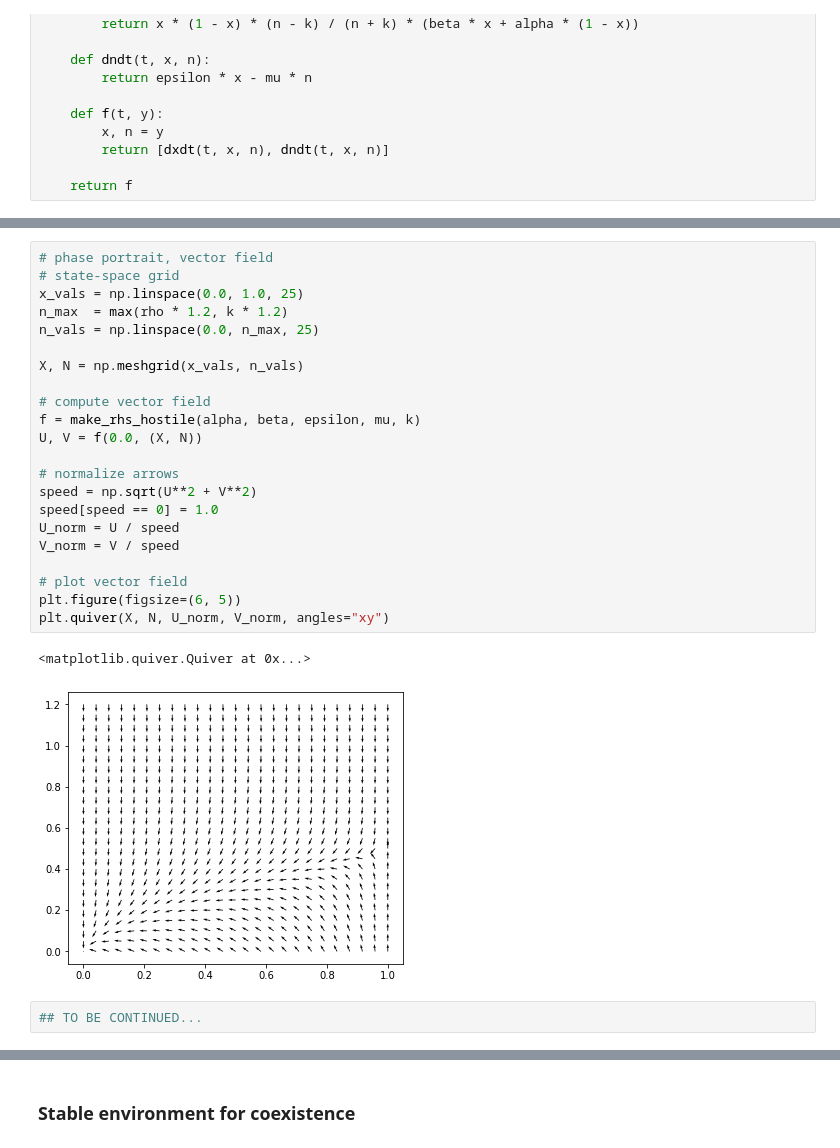
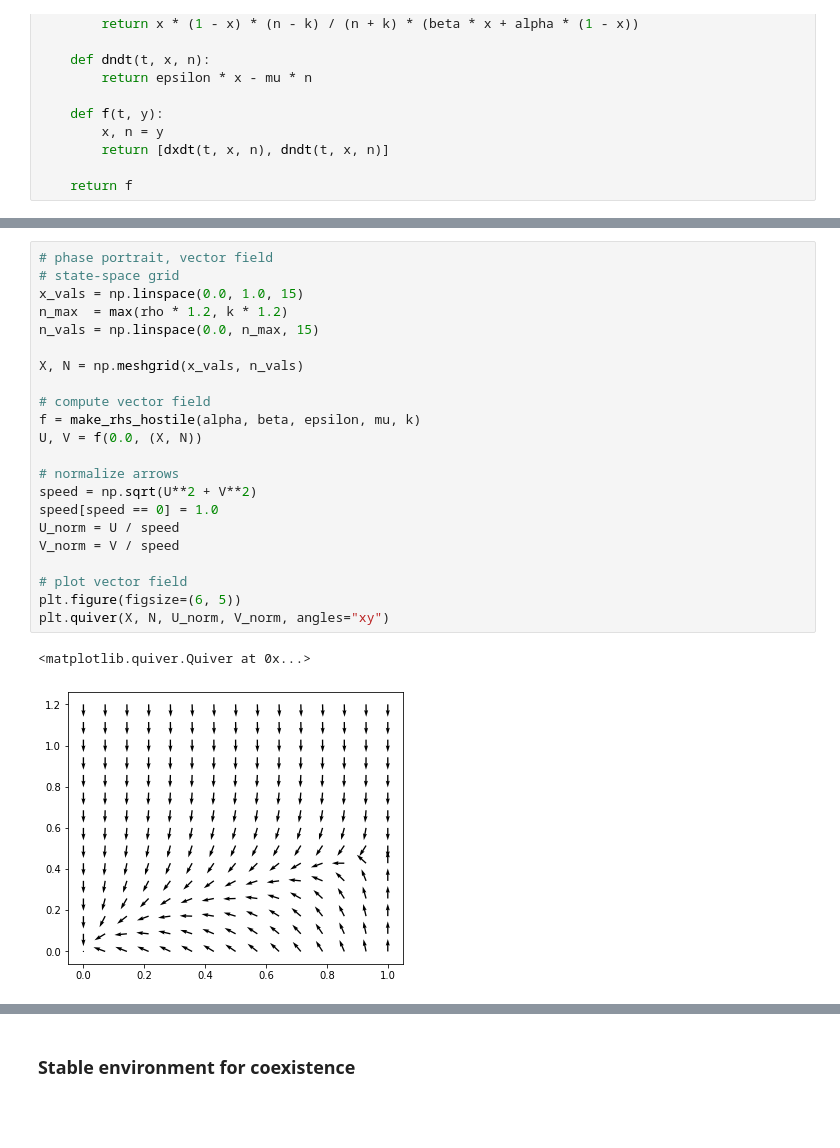
Before and after one commit to gyanezfeliu/dynamics_dormancy, a Jupyter notebook: Evolutionary dynamics of cancer dormancy.ipynb, the cells around one changed output, grey strips where cells are left out. Drawn from its saved outputs; the diff is of its cells as text; blank space fills up the shorter version.

Commit message:
hostile environment plots done, preliminar version

```diff
--- a/Evolutionary dynamics of cancer dormancy.ipynb
+++ b/Evolutionary dynamics of cancer dormancy.ipynb
@@ -390,27 +504,25 @@ rho = 0.5 (should be < k for hostile, sub-threshold regime)
 # %%
 # phase portrait, vector field
 # state-space grid
-x_vals = np.linspace(0.0, 1.0, 25)
+x_vals = np.linspace(0.0, 1.0, 15)
 n_max  = max(rho * 1.2, k * 1.2)
-n_vals = np.linspace(0.0, n_max, 25)
+n_vals = np.linspace(0.0, n_max, 15)
 
 X, N = np.meshgrid(x_vals, n_vals)
 
 # compute vector field
 f = make_rhs_hostile(alpha, beta, epsilon, mu, k)
 U, V = f(0.0, (X, N))
 
 # normalize arrows
 speed = np.sqrt(U**2 + V**2)
 speed[speed == 0] = 1.0
 U_norm = U / speed
 V_norm = V / speed
 
 # plot vector field
 plt.figure(figsize=(6, 5))
 plt.quiver(X, N, U_norm, V_norm, angles="xy")
 # %% [output]
 <matplotlib.quiver.Quiver at 0x...>
-[figure, old version]
+[figure, new version]
-# %%
-## TO BE CONTINUED...
```
Also changed, not shown: parts of 48 cells of this notebook.
